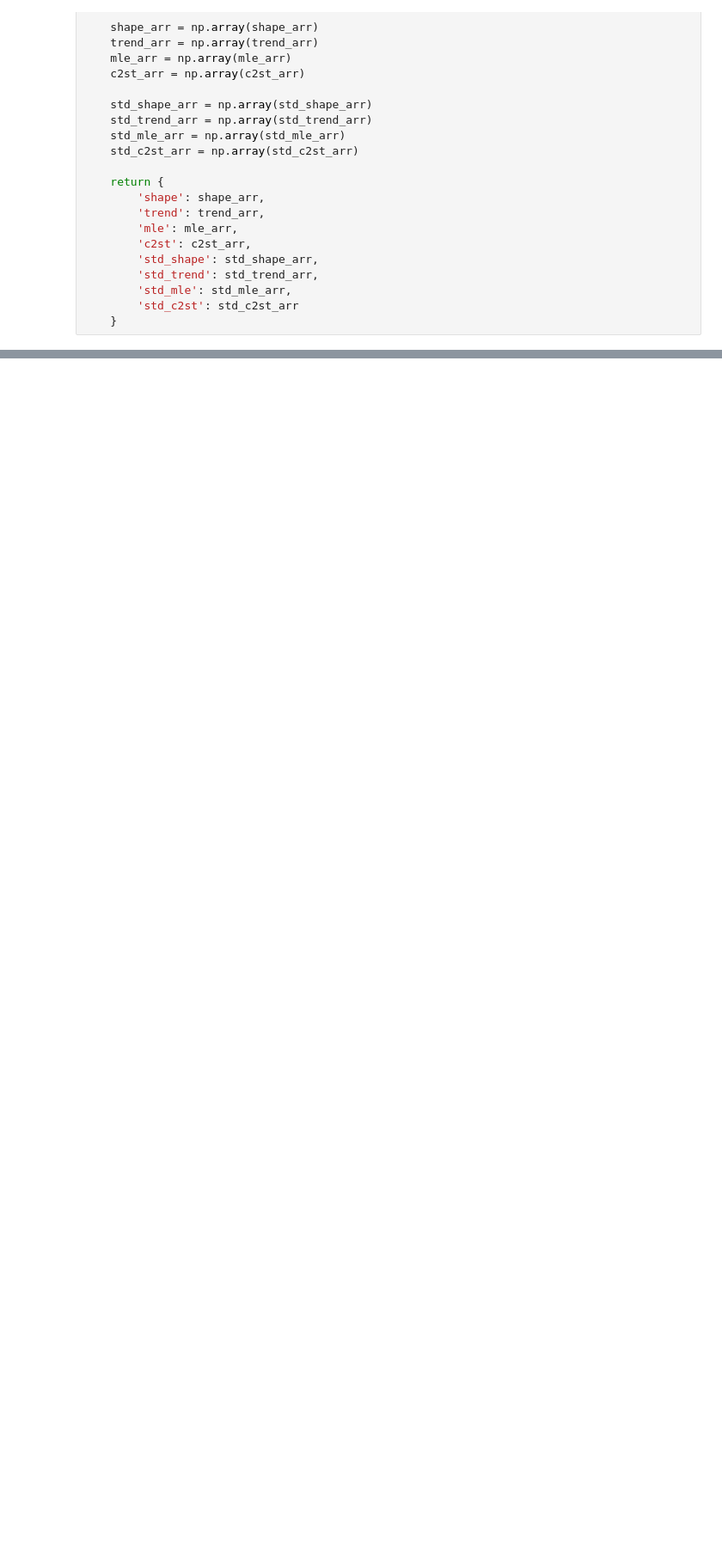
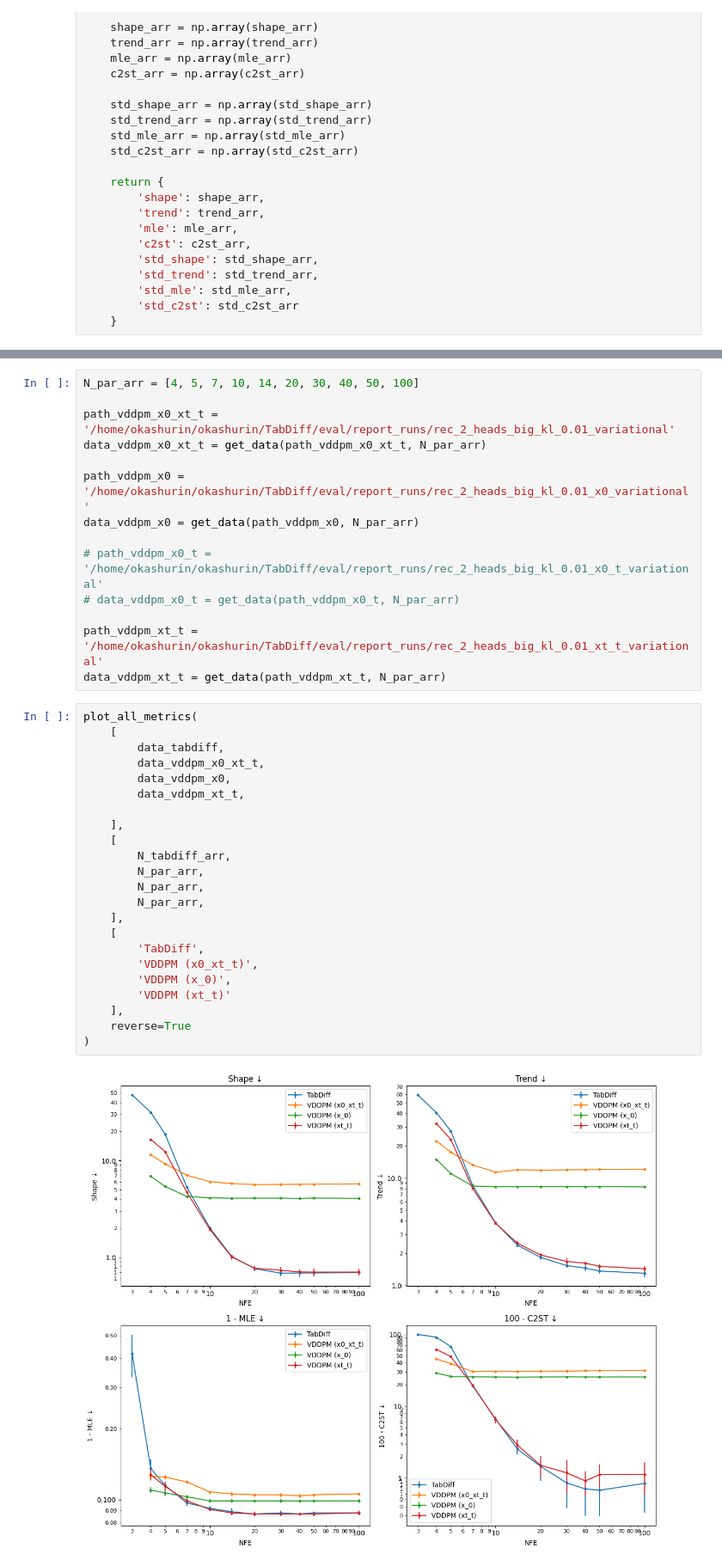
Before and after one commit to Oleg20502/TabDiff, a Jupyter notebook: notebooks/nfe_plots.ipynb, the cells around one changed output, grey strips where cells are left out. Shown at 86% size. Saved outputs shown, nothing was run; the diff lists cells and outputs as text; blank space fills up the shorter version.

```diff
--- a/notebooks/nfe_plots.ipynb
+++ b/notebooks/nfe_plots.ipynb
@@ -134,0 +193,39 @@ plt.show()
+# %%
+N_par_arr = [4, 5, 7, 10, 14, 20, 30, 40, 50, 100]
+
+path_vddpm_x0_xt_t = '/home/okashurin/okashurin/TabDiff/eval/report_runs/rec_2_heads_big_kl_0.01_variational'
+data_vddpm_x0_xt_t = get_data(path_vddpm_x0_xt_t, N_par_arr)
+
+path_vddpm_x0 = '/home/okashurin/okashurin/TabDiff/eval/report_runs/rec_2_heads_big_kl_0.01_x0_variational'
+data_vddpm_x0 = get_data(path_vddpm_x0, N_par_arr)
+
+# path_vddpm_x0_t = '/home/okashurin/okashurin/TabDiff/eval/report_runs/rec_2_heads_big_kl_0.01_x0_t_variational'
+# data_vddpm_x0_t = get_data(path_vddpm_x0_t, N_par_arr)
+
+path_vddpm_xt_t = '/home/okashurin/okashurin/TabDiff/eval/report_runs/rec_2_heads_big_kl_0.01_xt_t_variational'
+data_vddpm_xt_t = get_data(path_vddpm_xt_t, N_par_arr)
+# %%
+plot_all_metrics(
+    [
+        data_tabdiff,
+        data_vddpm_x0_xt_t,
+        data_vddpm_x0,
+        data_vddpm_xt_t,
+
+    ],
+    [
+        N_tabdiff_arr,
+        N_par_arr,
+        N_par_arr,
+        N_par_arr,
+    ],
+    [
+        'TabDiff',
+        'VDDPM (x0_xt_t)',
+        'VDDPM (x_0)',
+        'VDDPM (xt_t)'
+    ],
+    reverse=True
+)
+# %% [output]
+[figure, added]
```
Also changed, not shown: parts of 16 cells of this notebook, 6 other files.
